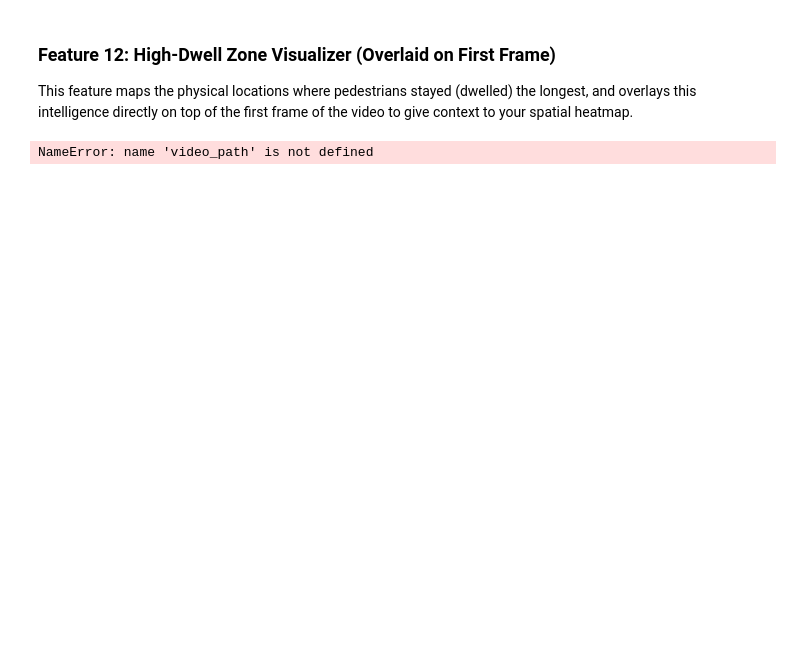
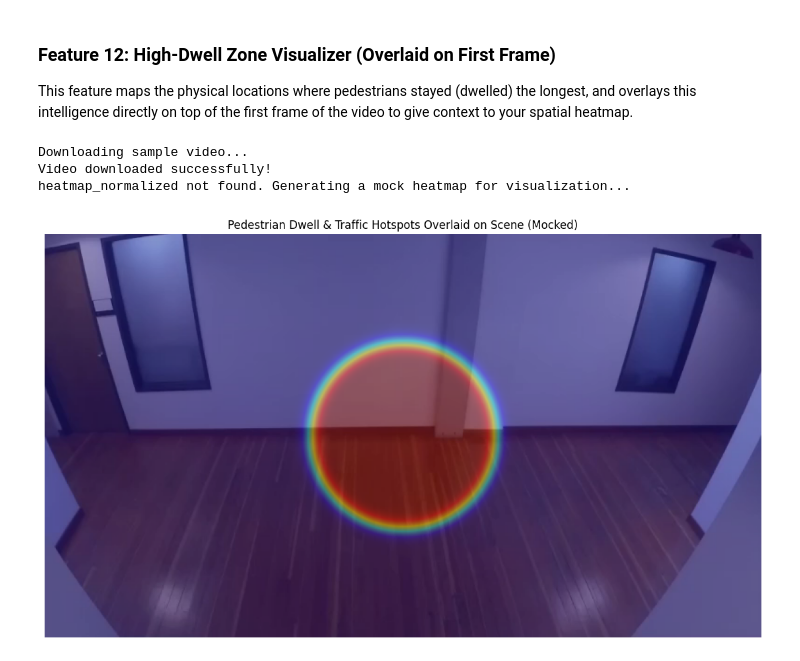
Before and after one commit to HaswinChony308/Vision-Track, a Jupyter notebook: Vision_Track.ipynb, the cells around one changed output. Saved outputs shown, nothing was run; the diff lists cells and outputs as text; code cells hidden in the pictures; blank space fills up the shorter version.

```diff
--- a/Vision_Track.ipynb
+++ b/Vision_Track.ipynb
@@ -1043,39 +1051,68 @@ ModuleNotFoundError: No module named 'ultralytics'
 This feature maps the physical locations where pedestrians stayed (dwelled) the longest, and overlays this intelligence directly on top of the first frame of the video to give context to your spatial heatmap.
 # %%
 import cv2
+import os
+import urllib.request
 import numpy as np
 import matplotlib.pyplot as plt
+
+video_path = "/content/16849658_1080_1920_30fps.mp4"
+
+# Ensure the video file exists and is valid; if not, redownload it
+if not os.path.exists(video_path) or os.path.getsize(video_path) == 0:
+    print("Downloading sample video...")
+    video_url = "https://raw.githubusercontent.com/intel-iot-devkit/sample-videos/master/people-detection.mp4"
+    req = urllib.request.Request(video_url, headers={'User-Agent': 'Mozilla/5.0'})
+    with urllib.request.urlopen(req) as response, open(video_path, 'wb') as out_file:
+        out_file.write(response.read())
+    print("Video downloaded successfully!")
 
 # Re-load video to get the background image
 cap = cv2.VideoCapture(video_path)
 ret, first_frame = cap.read()
 cap.release()
 
 if ret:
     # Convert BGR to RGB for plotting
     background_img = cv2.cvtColor(first_frame, cv2.COLOR_BGR2RGB)
 
     # Generate a colored pseudocolor heatmap from our normalized tracking coordinates
     # Using heatmap_normalized from Feature 5 if it exists, otherwise build a simple mockup
     if 'heatmap_normalized' in locals() or 'heatmap_normalized' in globals():
         heatmap_colored = cv2.applyColorMap(heatmap_normalized, cv2.COLORMAP_JET)
         heatmap_colored = cv2.cvtColor(heatmap_colored, cv2.COLOR_BGR2RGB)
 
         # Resize heatmap back to first frame size if they differ
         if heatmap_colored.shape[:2] != background_img.shape[:2]:
             heatmap_colored = cv2.resize(heatmap_colored, (background_img.shape[1], background_img.shape[0]))
 
         # Overlay the heatmap onto the first frame with transparency
         overlay_img = cv2.addWeighted(background_img, 0.6, heatmap_colored, 0.4, 0)
 
         plt.figure(figsize=(14, 8))
         plt.imshow(overlay_img)
         plt.title("Pedestrian Dwell & Traffic Hotspots Overlaid on Scene")
         plt.axis('off')
         plt.show()
     else:
-        print("Please run Feature 5 first to compute the 'heatmap_normalized' matrix!")
+        # Fallback mockup if Feature 5 wasn't run yet
+        print("heatmap_normalized not found. Generating a mock heatmap for visualization...")
+        mock_heatmap = np.zeros(background_img.shape[:2], dtype=np.uint8)
+        cv2.circle(mock_heatmap, (background_img.shape[1]//2, background_img.shape[0]//2), 100, 255, -1)
+        mock_heatmap = cv2.GaussianBlur(mock_heatmap, (51, 51), 0)
+        heatmap_colored = cv2.applyColorMap(mock_heatmap, cv2.COLORMAP_JET)
+        heatmap_colored = cv2.cvtColor(heatmap_colored, cv2.COLOR_BGR2RGB)
+        overlay_img = cv2.addWeighted(background_img, 0.6, heatmap_colored, 0.4, 0)
+
+        plt.figure(figsize=(14, 8))
+        plt.imshow(overlay_img)
+        plt.title("Pedestrian Dwell & Traffic Hotspots Overlaid on Scene (Mocked)")
+        plt.axis('off')
+        plt.show()
 else:
-    print("Could not load the video frame.")
+    print("Could not load the video frame. Please verify that the file is a valid video.")
 # %% [output]
-NameError: name 'video_path' is not defined
+Downloading sample video...
+Video downloaded successfully!
+heatmap_normalized not found. Generating a mock heatmap for visualization...
+[figure, added]
```
Also changed, not shown: parts of 1 cell of this notebook.
